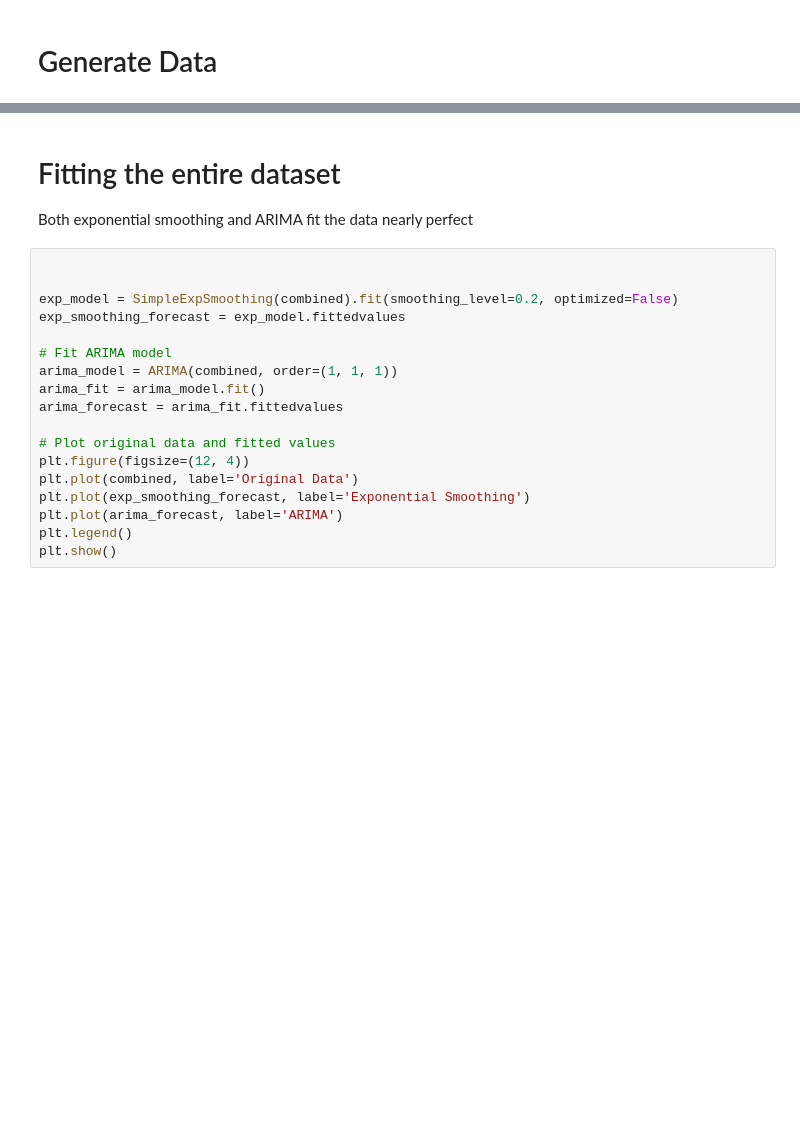
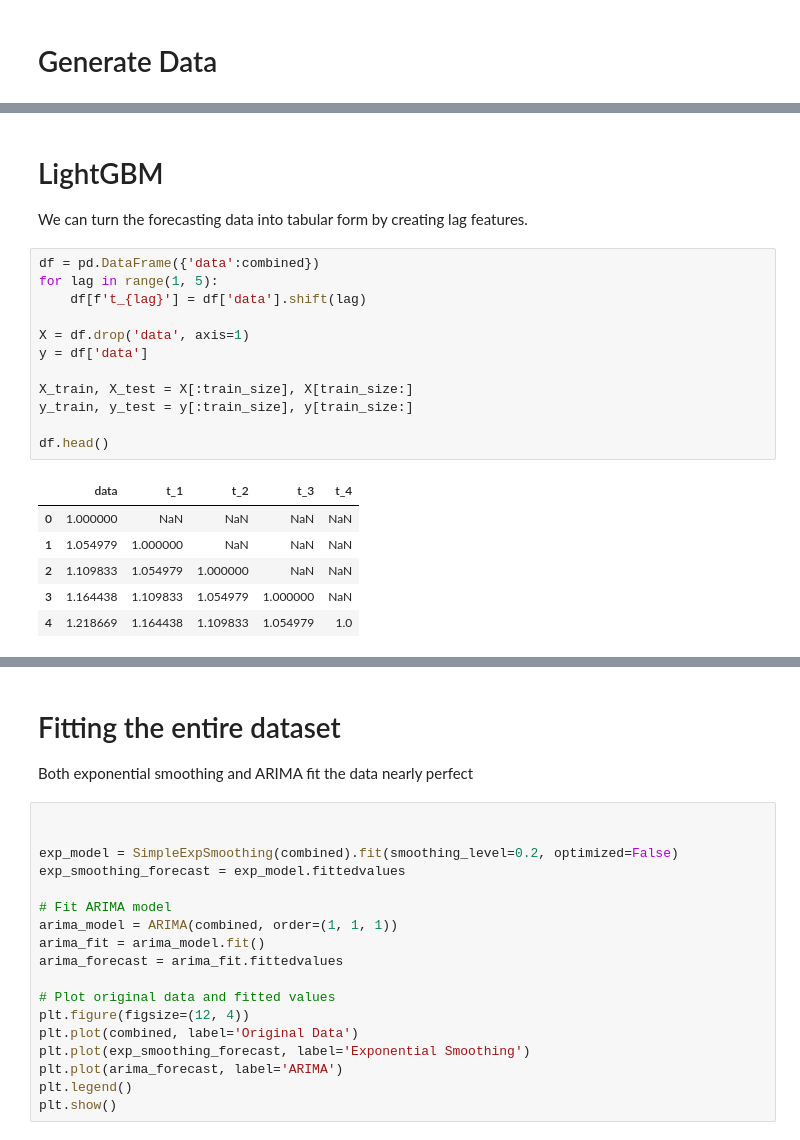
Before and after one commit to Jordanbarker/jordanbarker.github.io, a Jupyter notebook: Jupyter_Notebooks/TimeSeries.ipynb, the cells around one changed output, grey strips where cells are left out. Saved outputs shown, nothing was run; the diff lists cells and outputs as text; blank space fills up the shorter version.

```diff
--- a/Jupyter_Notebooks/TimeSeries.ipynb
+++ b/Jupyter_Notebooks/TimeSeries.ipynb
@@ -22,3 +25,25 @@ plt.legend()
 plt.show()
 # %% [output]
 [figure]
+# %% [markdown]
+# LightGBM
+We can turn the forecasting data into tabular form by creating lag features.
+# %%
+df = pd.DataFrame({'data':combined})
+for lag in range(1, 5):
+    df[f't_{lag}'] = df['data'].shift(lag)
+
+X = df.drop('data', axis=1)
+y = df['data']
+
+X_train, X_test = X[:train_size], X[train_size:]
+y_train, y_test = y[:train_size], y[train_size:]
+
+df.head()
+# %% [output]
+|  | data | t_1 | t_2 | t_3 | t_4 |
+| 0 | 1.000000 | NaN | NaN | NaN | NaN |
+| 1 | 1.054979 | 1.000000 | NaN | NaN | NaN |
+| 2 | 1.109833 | 1.054979 | 1.000000 | NaN | NaN |
+| 3 | 1.164438 | 1.109833 | 1.054979 | 1.000000 | NaN |
+| 4 | 1.218669 | 1.164438 | 1.109833 | 1.054979 | 1.0 |
```
Also changed, not shown: parts of 7 cells of this notebook.
